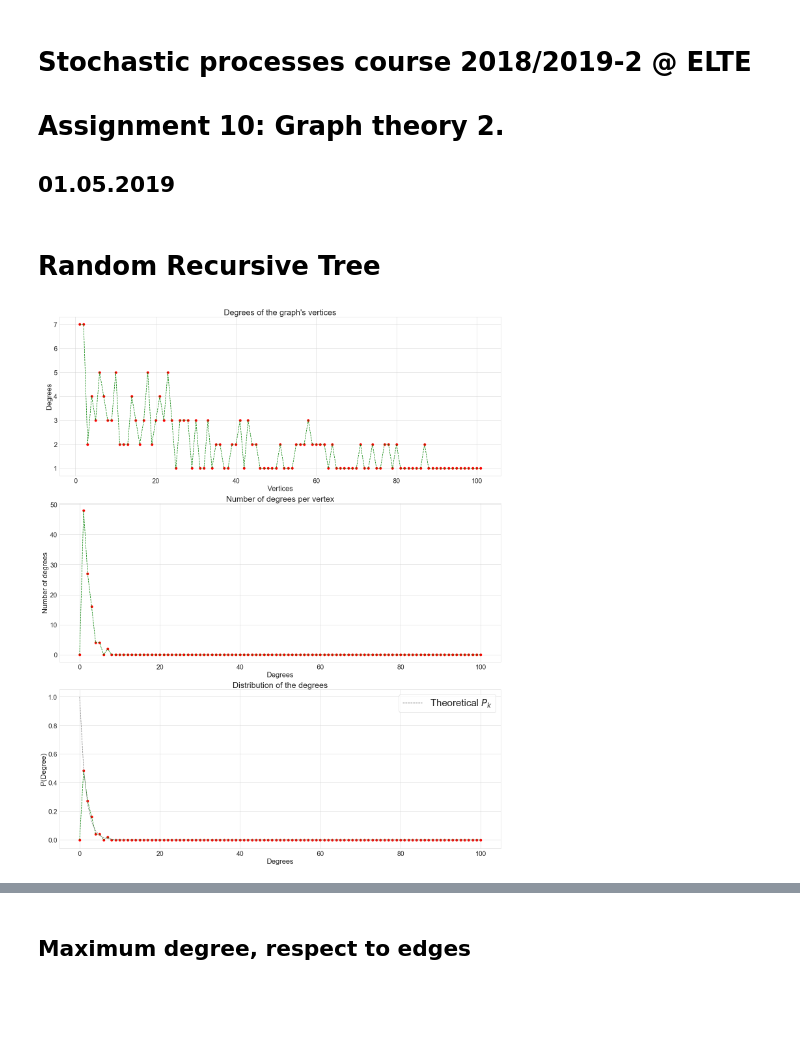
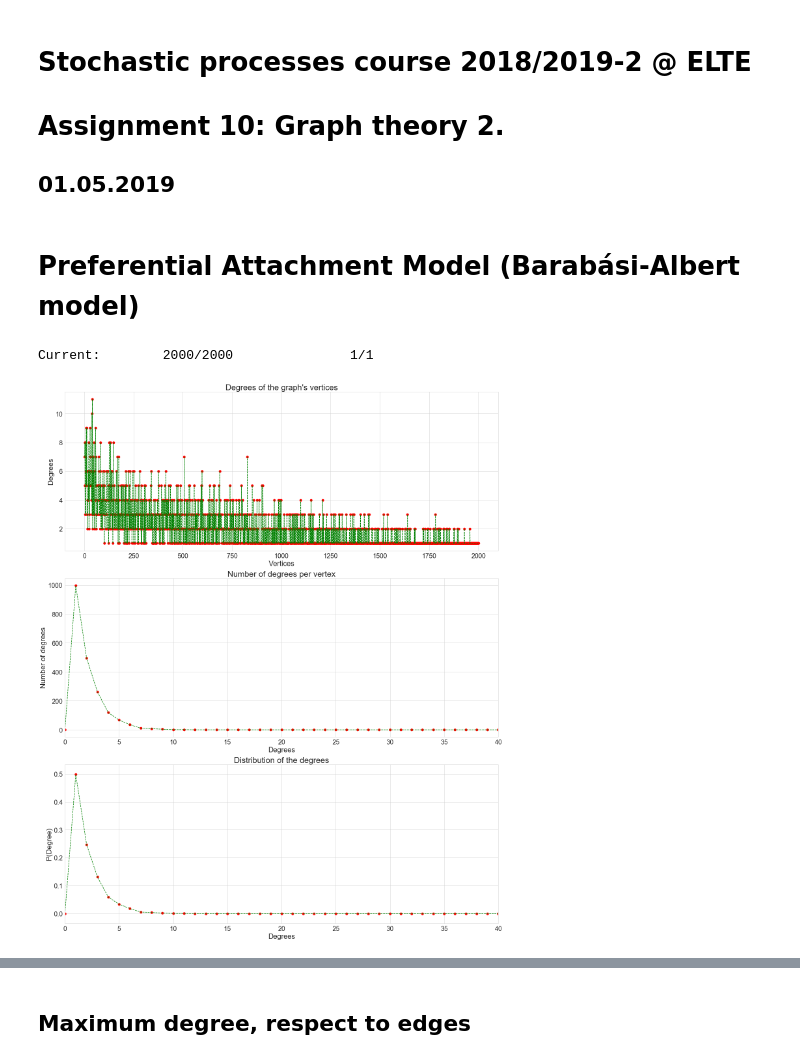
Before and after one commit to masterdesky/ELTE-stochastic-processes-2019, a Jupyter notebook: Lecture 10/Homework 10/Stochastic processes - 10..ipynb, the cells around one changed output, grey strips where cells are left out. Cells and saved outputs as stored; diff of their text form; code cells hidden in the pictures; blank space fills up the shorter version.

```diff
--- a/Lecture 10/Homework 10/Stochastic processes - 10..ipynb
+++ b/Lecture 10/Homework 10/Stochastic processes - 10..ipynb
@@ -21,6 +22,6 @@ steps = 1
 image_path = '.\\Documentation\\src\\images\\'
 image_format = 'pdf'
 image_dpi = 150
-# %% [markdown]
-# Random Recursive Tree
+# %% [markdown]
+# Preferential Attachment Model (Barabási-Albert model)
 # %%
@@ -80,3 +144,10 @@ graph_rrt, count_rrt, dist_rrt = random_recursive_tree(n_edges_rrt)
+# %%
+n_edges_pm = 2000
+graph_pm_1, count_pm_1, dist_pm_1 = pref_graph(n_edges_pm, mode='1')
+graph_pm_2, count_pm_2, dist_pm_2 = pref_graph(n_edges_pm, mode='2')
+graph_pm_3, count_pm_3, dist_pm_3 = pref_graph(n_edges_pm, mode='3')
+# %% [output]
+Current:        2000/2000               1/1
 # %%
 nrows = 3
 ncols = 1
@@ -85,54 +156,49 @@ fig, axes = plt.subplots(nrows=nrows, ncols=ncols, figsize=(ncols*20,nrows*8))
 titlesize = 25
 axislabelsize = 22
 axisticksize = 20
-legendsize = 30
 scattersize = 50
 
-axes[0].scatter([k for k in range(1, n_edges_rrt+2)],
-             count_rrt, color='red', s=scattersize)
-axes[0].plot([k for k in range(1, n_edges_rrt+2)],
-             count_rrt, color='green', linestyle='--')
+axes[0].scatter([k for k in range(1, n_edges_pm+2)],
+             count_pm_1, color='red', s=scattersize)
+axes[0].plot([k for k in range(1, n_edges_pm+2)],
+             count_pm_1, color='green', linestyle='--')
 
-axes[1].scatter([k for k in range(0, n_edges_rrt+1)],
-                dist_rrt, color='red', s=scattersize)
-axes[1].plot([k for k in range(0, n_edges_rrt+1)],
-             dist_rrt, color='green', linestyle='--')
+axes[1].scatter([k for k in range(0, n_edges_pm+1)],
+                dist_pm_1, color='red', s=scattersize)
+axes[1].plot([k for k in range(0, n_edges_pm+1)],
+             dist_pm_1, color='green', linestyle='--')
 
-axes[2].scatter([k for k in range(0, n_edges_rrt+1)],
-                dist_rrt/(n_edges_rrt-1), color='red', s=scattersize)
-axes[2].plot([k for k in range(0, n_edges_rrt+1)],
-             dist_rrt/(n_edges_rrt-1), color='green', linestyle='--')
-
-axes[2].plot([k for k in range(0, n_edges_rrt+1)],
-             [np.exp(-k * np.log(2)) for k in range(0, n_edges_rrt+1)],
-             color='grey', linestyle='--', label='Theoretical $P_k$')
+axes[2].scatter([k for k in range(0, n_edges_pm+1)],
+                dist_pm_1/(n_edges_pm+1), color='red', s=scattersize)
+axes[2].plot([k for k in range(0, n_edges_pm+1)],
+             dist_pm_1/(n_edges_pm+1), color='green', linestyle='--')
 
 axes[0].set_title('Degrees of the graph\'s vertices', fontsize=titlesize)
 axes[1].set_title('Number of degrees per vertex', fontsize=titlesize)
 axes[2].set_title('Distribution of the degrees', fontsize=titlesize)
 
 axes[0].set_xlabel('Vertices', fontsize=axislabelsize)
 axes[0].set_ylabel('Degrees', fontsize=axislabelsize)
 
 axes[1].set_xlabel('Degrees', fontsize=axislabelsize)
 axes[1].set_ylabel('Number of degrees', fontsize=axislabelsize)
+axes[1].set_xlim(0, 40)
 
 axes[2].set_xlabel('Degrees', fontsize=axislabelsize)
 axes[2].set_ylabel('P(Degree)', fontsize=axislabelsize)
+axes[2].set_xlim(0, 40)
 
 for i in range(0, nrows):
 
     axes[i].tick_params(axis='both', which='major', labelsize=axisticksize)
 
-axes[2].legend(fontsize=legendsize)
-
 fig.tight_layout()
 plt.savefig(image_path +
-            'rrt.' +
+            'pm_' + '1' + '.' +
             image_format,
             format=image_format,
             dpi=image_dpi,
             bbox_inches='tight')
 plt.show()
 # %% [output]
-[figure, old version]
+[figure, new version]
```
Also changed, not shown: parts of 35 cells of this notebook, 5 other files.
